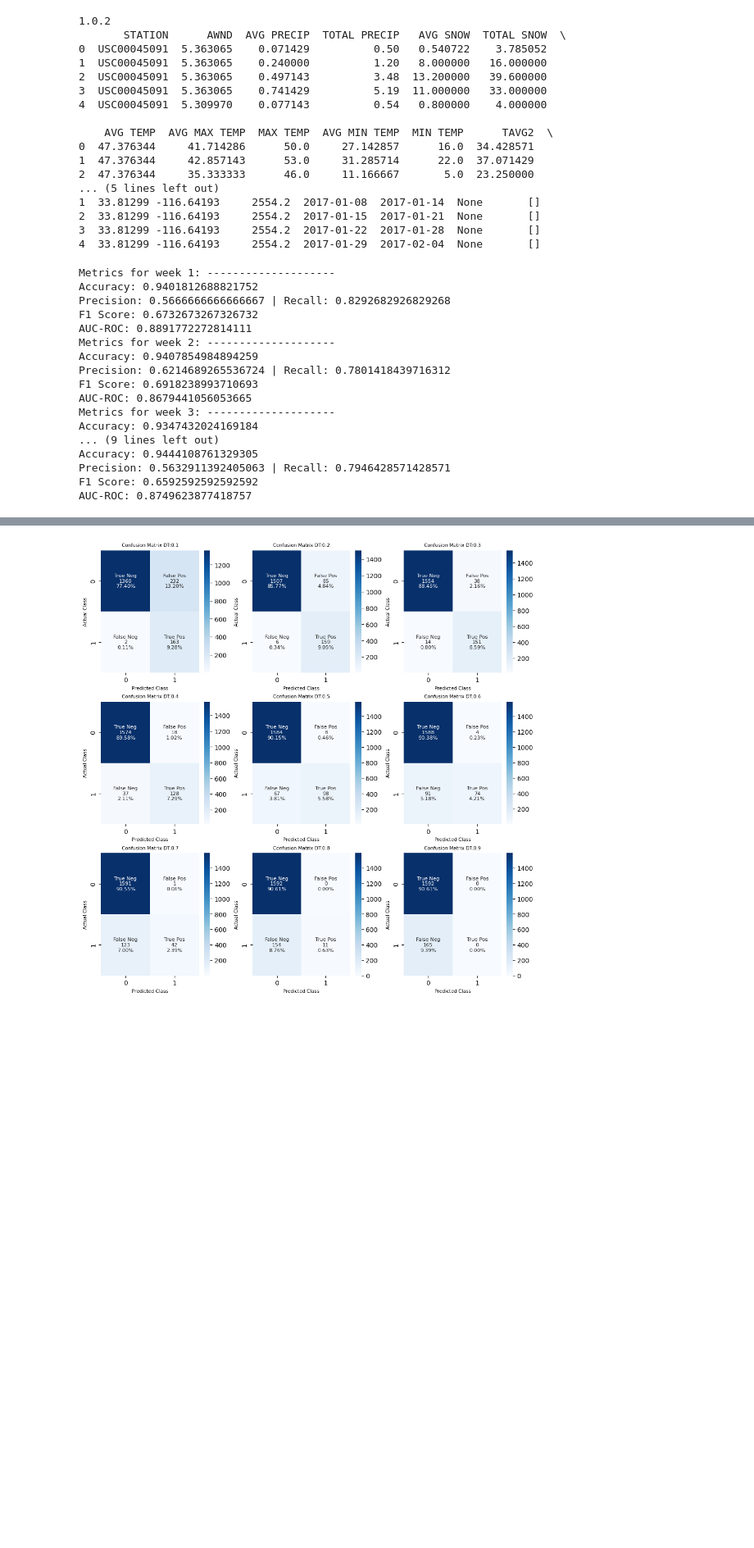
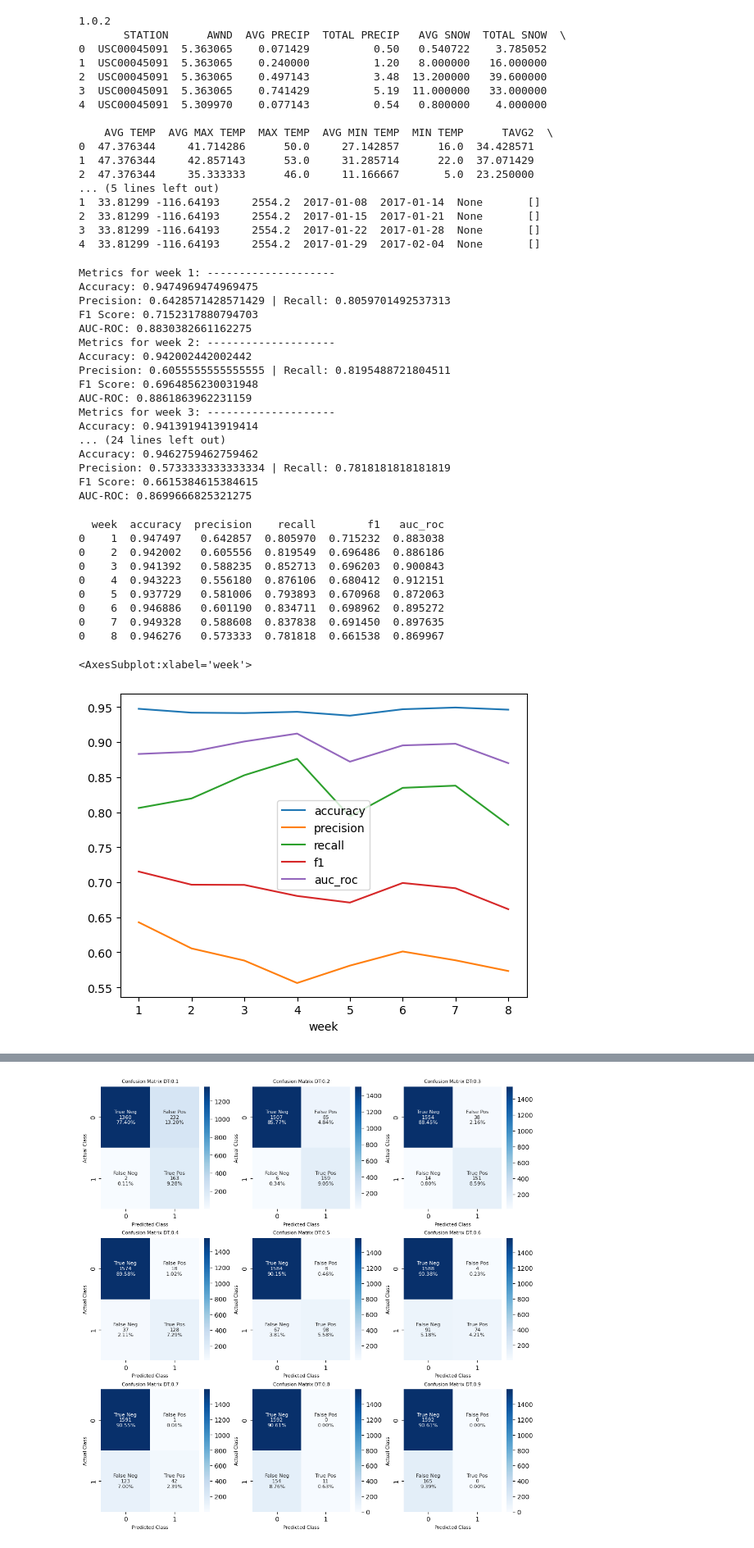
Before and after one commit to aaroncao06/calfire-ml, a Jupyter notebook: CalfireRFtimeSeriesV2.ipynb, the cells around one changed output, grey strips where cells are left out. Shown at 82% size. Cells and saved outputs as stored; diff of their text form; code cells hidden in the pictures; blank space fills up the shorter version.

```diff
--- a/CalfireRFtimeSeriesV2.ipynb
+++ b/CalfireRFtimeSeriesV2.ipynb
@@ -96,8 +99,9 @@ model.fit(X_train, y_train)
 predictions = model.predict_proba(X_test)  # probability output which needs to be classified into binary
 # Evaluate the model on the test set
 # %%
-dt_arr = [0.25, 0.25, 0.25, 0.25, 0.25]
+dt_arr = 0.25
 y_test_np = np.array(y_test)
+metric_graph_df = pd.DataFrame(columns=['week', 'accuracy', 'precision', 'recall', 'f1', 'auc_roc'])
 #print(predictions)
 #print(X_train.shape)
 #print(y_train.shape)
@@ -106,12 +110,14 @@ y_test_np = np.array(y_test)
 for i, pred_array in enumerate(predictions):
     predictions_i_week = pred_array[:, 1]
     y_test_i_week = y_test_np[:, i]
-    binary_pred_i_week = (predictions_i_week >= dt_arr[i]).astype(int)
+    binary_pred_i_week = (predictions_i_week >= dt_arr).astype(int)
     accuracy = accuracy_score(y_test_i_week, binary_pred_i_week)
     precision = precision_score(y_test_i_week, binary_pred_i_week)
     recall = recall_score(y_test_i_week, binary_pred_i_week)
     f1 = f1_score(y_test_i_week, binary_pred_i_week)
     auc_roc = roc_auc_score(y_test_i_week, binary_pred_i_week)
+    df_to_add = pd.DataFrame({'week':(i+1), 'accuracy':accuracy, 'precision':precision, 'recall':recall, 'f1':f1, 'auc_roc':auc_roc}, index=[0])
+    metric_graph_df = pd.concat([metric_graph_df, df_to_add])
     print(f"Metrics for week {i+1}: --------------------")
     print(f"Accuracy: {accuracy}")
     print(f"Precision: {precision} | Recall: {recall}")
@@ -121,20 +127,35 @@ for i, pred_array in enumerate(predictions):
     #print("----------------------------------")
 # %% [output]
 Metrics for week 1: --------------------
-Accuracy: 0.9401812688821752
-Precision: 0.5666666666666667 | Recall: 0.8292682926829268
-F1 Score: 0.6732673267326732
-AUC-ROC: 0.8891772272814111
+Accuracy: 0.9474969474969475
+Precision: 0.6428571428571429 | Recall: 0.8059701492537313
+F1 Score: 0.7152317880794703
+AUC-ROC: 0.8830382661162275
 Metrics for week 2: --------------------
-Accuracy: 0.9407854984894259
-Precision: 0.6214689265536724 | Recall: 0.7801418439716312
-F1 Score: 0.6918238993710693
-AUC-ROC: 0.8679441056053665
+Accuracy: 0.942002442002442
+Precision: 0.6055555555555555 | Recall: 0.8195488721804511
+F1 Score: 0.6964856230031948
+AUC-ROC: 0.8861863962231159
 Metrics for week 3: --------------------
-Accuracy: 0.9347432024169184
-... (9 lines left out)
-Accuracy: 0.9444108761329305
-Precision: 0.5632911392405063 | Recall: 0.7946428571428571
-F1 Score: 0.6592592592592592
-AUC-ROC: 0.8749623877418757
+Accuracy: 0.9413919413919414
+... (24 lines left out)
+Accuracy: 0.9462759462759462
+Precision: 0.5733333333333334 | Recall: 0.7818181818181819
+F1 Score: 0.6615384615384615
+AUC-ROC: 0.8699666825321275
+# %%
+print(metric_graph_df)
+metric_graph_df.plot(x='week', y=['accuracy', 'precision', 'recall', 'f1', 'auc_roc'])
+# %% [output]
+  week  accuracy  precision    recall        f1   auc_roc
+0    1  0.947497   0.642857  0.805970  0.715232  0.883038
+0    2  0.942002   0.605556  0.819549  0.696486  0.886186
+0    3  0.941392   0.588235  0.852713  0.696203  0.900843
+0    4  0.943223   0.556180  0.876106  0.680412  0.912151
+0    5  0.937729   0.581006  0.793893  0.670968  0.872063
+0    6  0.946886   0.601190  0.834711  0.698962  0.895272
+0    7  0.949328   0.588608  0.837838  0.691450  0.897635
+0    8  0.946276   0.573333  0.781818  0.661538  0.869967
+<AxesSubplot:xlabel='week'>
+[figure, added]
 # %%
```
Also changed, not shown: parts of 2 cells of this notebook, 2 other files.
